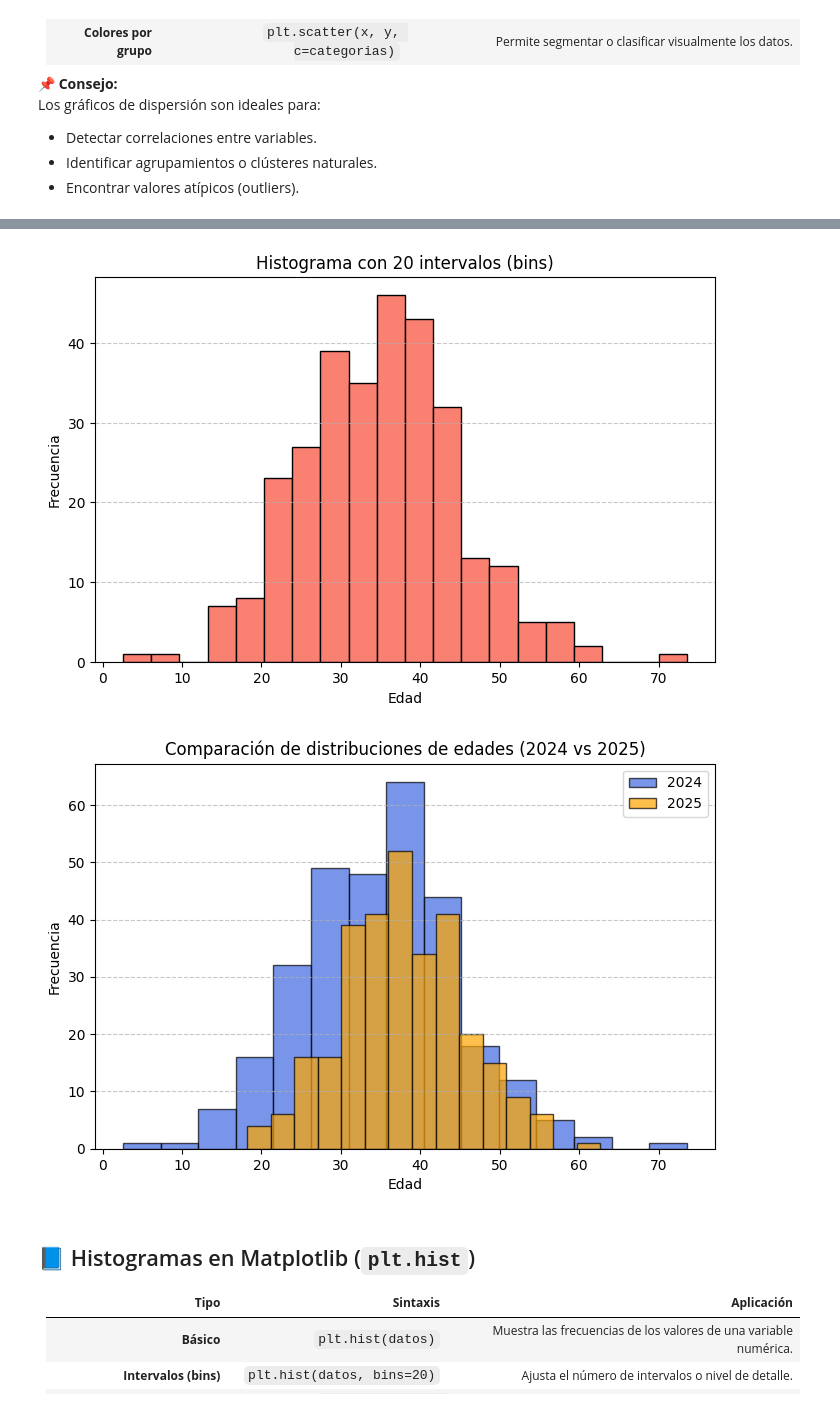
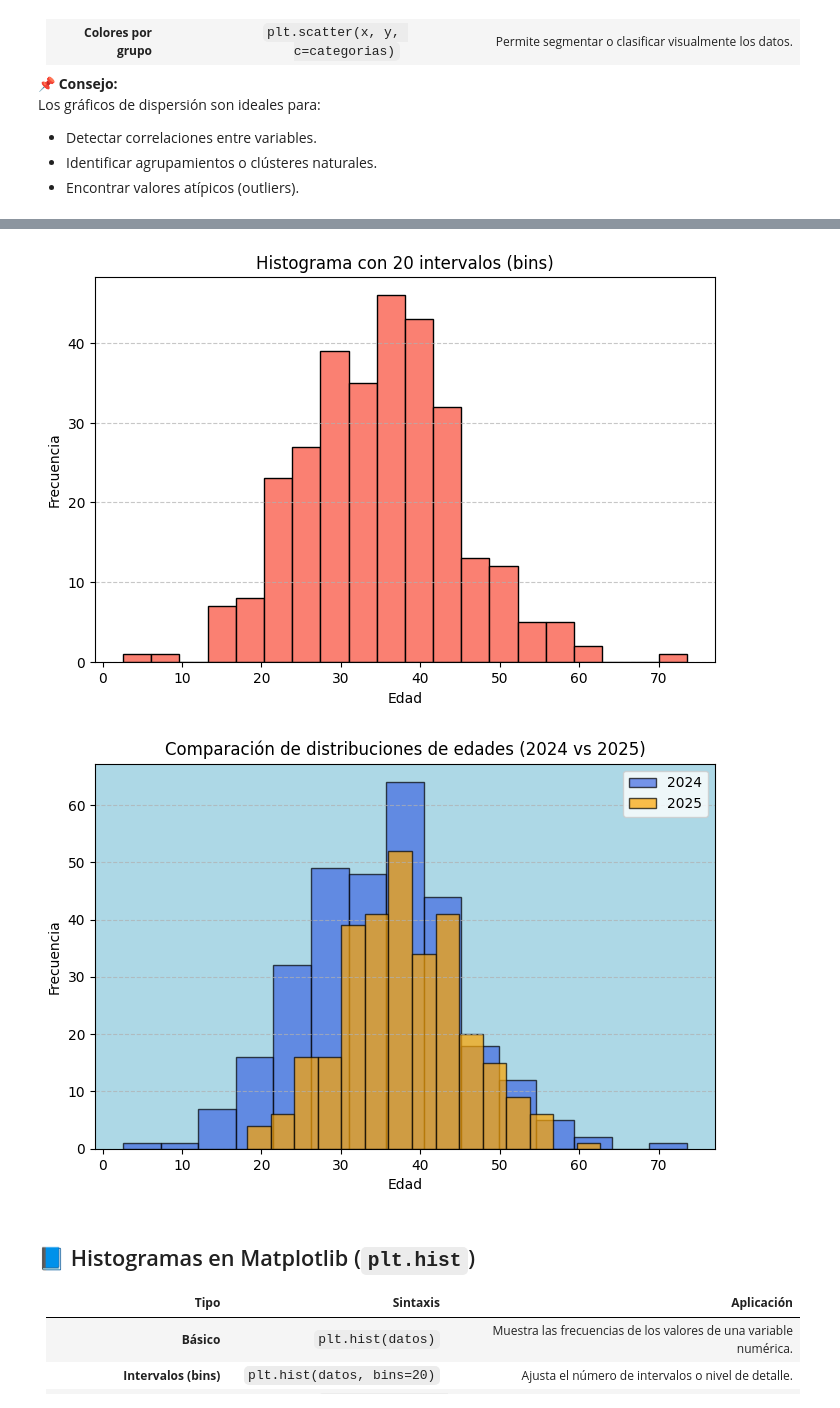
Before and after one commit to AlexEspinosa98/guayerd_class, a Jupyter notebook: clase_8/clase8.ipynb, the cells around one changed output, grey strips where cells are left out. Cells and saved outputs as stored; diff of their text form; code cells hidden in the pictures.

```diff
--- a/clase_8/clase8.ipynb
+++ b/clase_8/clase8.ipynb
@@ -625,7 +640,7 @@ edades_2025 = np.random.normal(38, 8, 300)    # otra distribución para comparar
 # 1️⃣ Histograma básico
 # =============================================================
 plt.figure(figsize=(8, 5))
-plt.hist(edades_2024, color='skyblue', edgecolor='black')
+plt.hist(edades_2024, color='skyblue', edgecolor='black', bins=5)
 plt.title("Histograma básico de edades (2024)")
 plt.xlabel("Edad")
 plt.ylabel("Frecuencia")
@@ -652,7 +667,7 @@ plt.show()
 # - Más bins → mayor detalle; menos bins → visión más general.
 
 # =============================================================
-# 3️⃣ Comparar dos distribuciones con transparencia
+# 3️⃣ Comparar dos distribuciones con transparencia cambiar color de fondo a azul
 # =============================================================
 plt.figure(figsize=(8, 5))
 plt.hist(edades_2024, bins=15, alpha=0.7, label='2024', color='royalblue', edgecolor='black')
@@ -662,6 +677,7 @@ plt.xlabel("Edad")
 plt.ylabel("Frecuencia")
 plt.legend()
 plt.grid(axis='y', linestyle='--', alpha=0.7)
+plt.gca().set_facecolor('lightblue')
 plt.show()
 
 # 💬 Explicación:
@@ -672,5 +688,5 @@ plt.show()
 [figure]
-[figure, old version]
+[figure, new version]
 # %% [markdown]
 ## 📘 Histogramas en Matplotlib (`plt.hist`)
 
```
Also changed, not shown: parts of 7 cells of this notebook.
